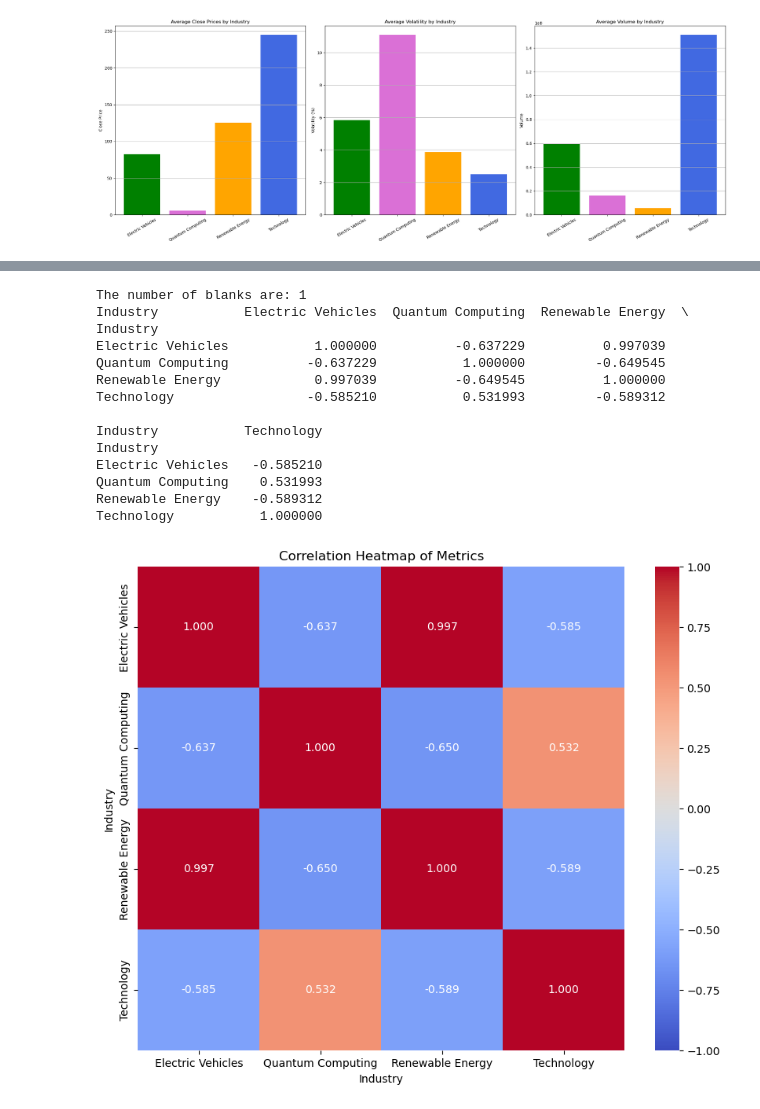
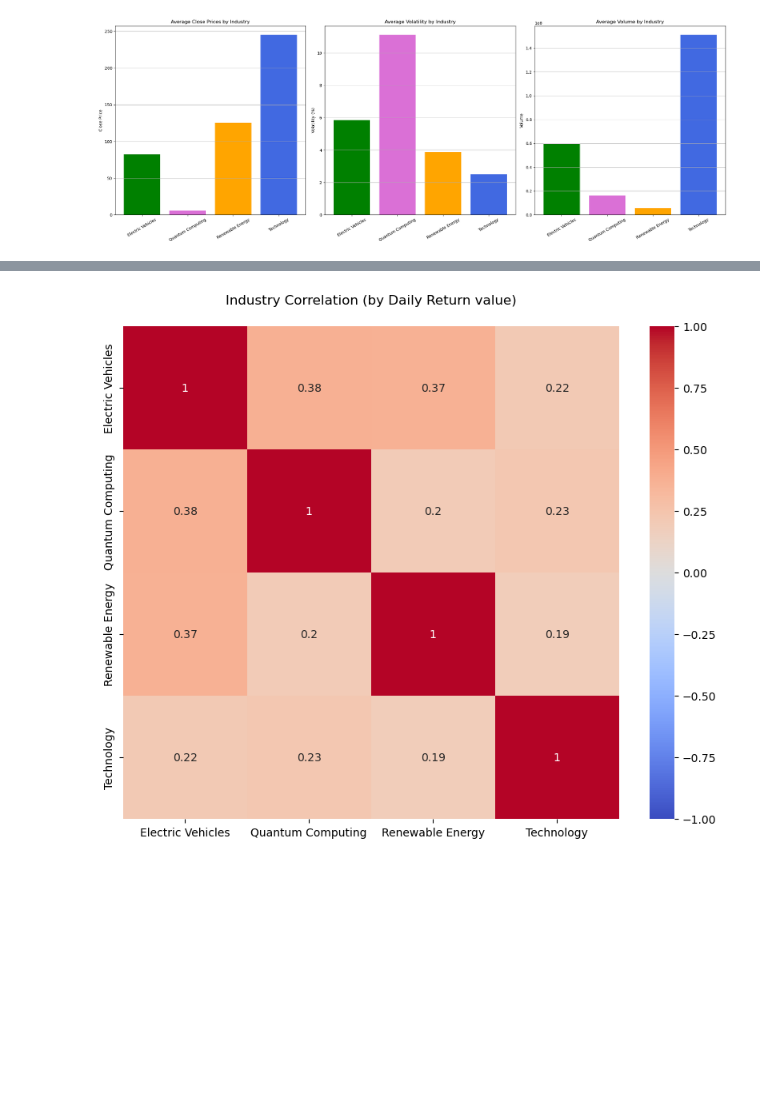
Before and after one commit to Ange-Dvs/PFDA-project, a Jupyter notebook: stocks.ipynb, the cells around one changed output, grey strips where cells are left out. Drawn from its saved outputs; the diff is of its cells as text; code cells hidden in the pictures; blank space fills up the shorter version.

```diff
--- a/stocks.ipynb
+++ b/stocks.ipynb
@@ -538,31 +538,49 @@ plt.show()
-# %%
-# creating a new column in the DataFrame to store the values returned for the percentage change of the Close column on a day to day bases
-industry_dataframes['1y']['Daily_Returns'] = industry_dataframes['1y']['Close'].pct_change()
-no_of_blanks = industry_dataframes['1y']['Daily_Returns'].isna().sum() # looking for NaN values and getting the total of the sum of missing values for all columns in the df
-print(f'The number of blanks are: {no_of_blanks}')
-
-industry_corr = industry_dataframes['1y'].pivot_table(index=industry_dataframes['1y'].index, columns='Industry', values='Daily_Returns').corr()
-
-#print(industry_dataframes)
-print(industry_corr)
-plt.figure(figsize=(10, 8))
-sns.heatmap(industry_corr, annot=True, cmap='coolwarm', fmt='.3f', vmin=-1, vmax=1)
-plt.title('Correlation Heatmap of for percentage change per industry')
-
-plt.show()
-# %% [output]
-The number of blanks are: 1
-Industry           Electric Vehicles  Quantum Computing  Renewable Energy  \
-Industry
-Electric Vehicles           1.000000          -0.637229          0.997039
-Quantum Computing          -0.637229           1.000000         -0.649545
-Renewable Energy            0.997039          -0.649545          1.000000
-Technology                 -0.585210           0.531993         -0.589312
-
-Industry           Technology
-Industry
-Electric Vehicles   -0.585210
-Quantum Computing    0.531993
-Renewable Energy    -0.589312
-Technology           1.000000
-[figure, removed]
+# %%
+# restructuring the data to get the close prices based on the 'Close' prices for each company
+company_returns = industry_dataframes['1y'].pivot_table(index=industry_dataframes['1y'].index, columns='Company', values='Close')
+
+# calculating the percentage change for the companies close prices row by row individually using the pivot table
+company_returns = company_returns.pct_change()
+
+# converting the pivot table structure to have the pivot headers feed in as values in the rows with new overarching headers created
+company_returns_long = company_returns.stack().rename('Daily_Returns').reset_index() # converts the multiIndex of Date and Company back to columns
+
+# used for checking outputs
+# print(company_returns)
+# print(company_returns_long)
+
+# merging the data for the percentage change values to the 1y df based on 'Date' and 'Company' from company_returns_long
+industry_dataframes['1y'] = industry_dataframes['1y'].reset_index()  # temporarily resetting the index in the orginal dataframe to a 'Date' column to use as a bases to merge the data
+industry_dataframes['1y'] = industry_dataframes['1y'].merge(
+    company_returns_long,
+    on=['Date', 'Company'],  # matching the rows based explicitly on values for company and date
+    how='left' # keeping all data from the left df (industry_dataframes['1y']) in case of missing values from the company_returns_long dataset
+)
+
+# resetting the index back to a DatetimeIndex using the 'Date' column after merging
+industry_dataframes['1y'].set_index('Date', inplace=True)
+
+# creating mapping from companies to industries using the industries dictionary defined in the beginning of the notebook
+company_to_industry = {}
+for industry, companies in industries.items(): # cycling through the industries and companies in the dictionar
+    for company in companies:
+        company_to_industry[company] = industry # looping through the companies individually and setting the pairing in the company_to_industry dictionary of teh company and correspending industry details
+
+# tranposing the company_returns dataset and using the company_to_industry dictionary to gourp the companies by industry
+grouped_returns = company_returns.T.groupby(company_to_industry)
+industry_mean_returns = grouped_returns.mean() # calculating the mean returns per industry using the grouped data
+industry_returns = industry_mean_returns.T # transposing back to the original format with the dates as rows
+
+# calculating the correlations between industries
+industry_corr = industry_returns.corr()
+
+# plotting the correlation heatmap
+plt.figure(figsize=(10, 8))
+sns.heatmap(industry_corr, annot=True, cmap='coolwarm', vmin=-1, vmax=1)
+plt.title('Industry Correlation (by Daily Return value)', pad=20)
+plt.xlabel(None)
+plt.ylabel(None)
+plt.grid(False)
+plt.show()
+# %% [output]
+[figure, added]
```
Also changed, not shown: parts of 7 cells of this notebook, 4 other files.
